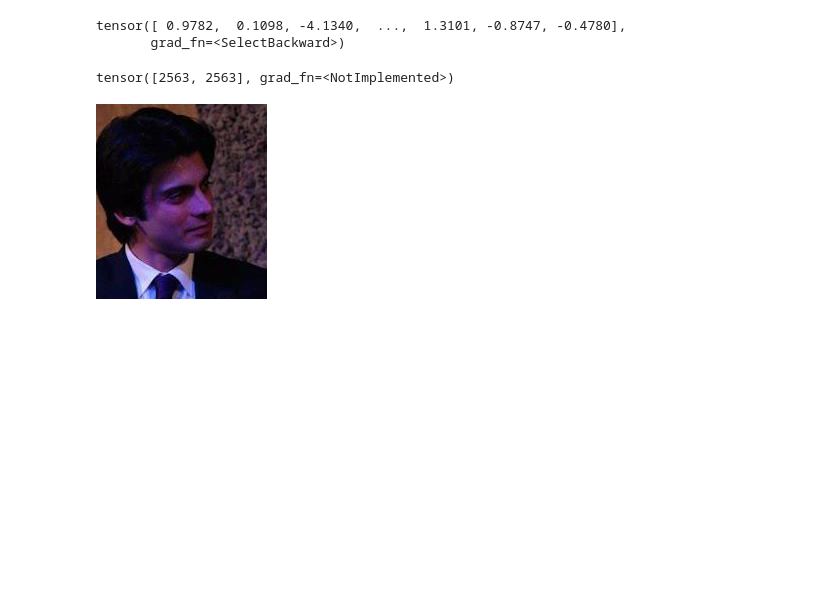
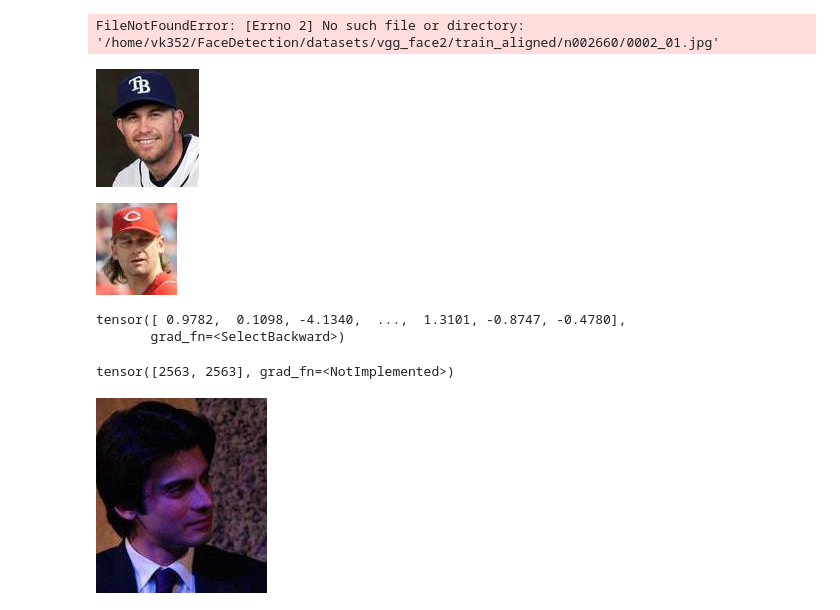
Before and after one commit to varshakishore/FaceDetection, a Jupyter notebook: pre-trained facenet-vgg.ipynb, the cells around one changed output. Drawn from its saved outputs; the diff is of its cells as text; code cells hidden in the pictures; blank space fills up the shorter version.

```diff
--- a/pre-trained facenet-vgg.ipynb
+++ b/pre-trained facenet-vgg.ipynb
@@ -8,10 +8,20 @@ model = InceptionResnetV1(pretrained='vggface2').eval()
 # %%
 # If you pick an image from the train folder, you can need use mtcnn to get the crop of just the face
 # or you can use the already pre-processed image in train_aligned folder
-img = Image.open('/home/vk352/FaceDetection/datasets/vgg_face2/train/n002744/0326_01.jpg')
-img2 = Image.open('/home/vk352/FaceDetection/datasets/vgg_face2/train/n002744/0327_01.jpg')
+img = Image.open('/home/vk352/FaceDetection/datasets/vgg_face2/train/n001243/0002_01.jpg')
+img2 = Image.open('/home/vk352/FaceDetection/datasets/vgg_face2/train/n002660/0002_01.jpg')
 img1 = Image.open('/home/vk352/FaceDetection/datasets/vgg_face2/train_aligned/n005567/0321_01.png')
 mtcnn = MTCNN(image_size=182, margin=44)
+# %% [output]
+FileNotFoundError: [Errno 2] No such file or directory: '/home/vk352/FaceDetection/datasets/vgg_face2/train_aligned/n002660/0002_01.jpg'
+# %%
+img2
+# %% [output]
+[figure, added]
+# %%
+img
+# %% [output]
+[figure, added]
 # %%
 # set True for classification and false for embedding
 model.classify = True
```
Also changed, not shown: 2 other files.
